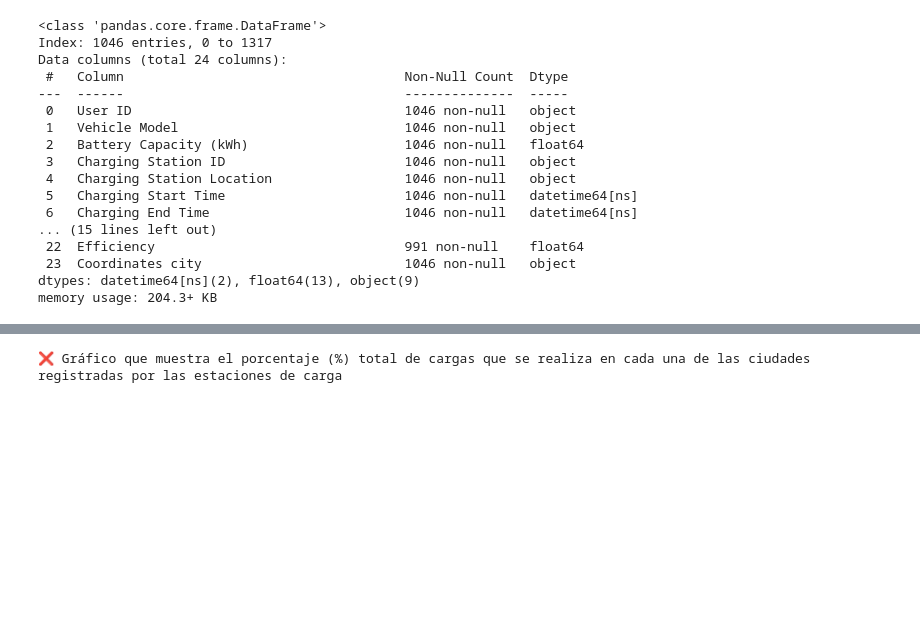
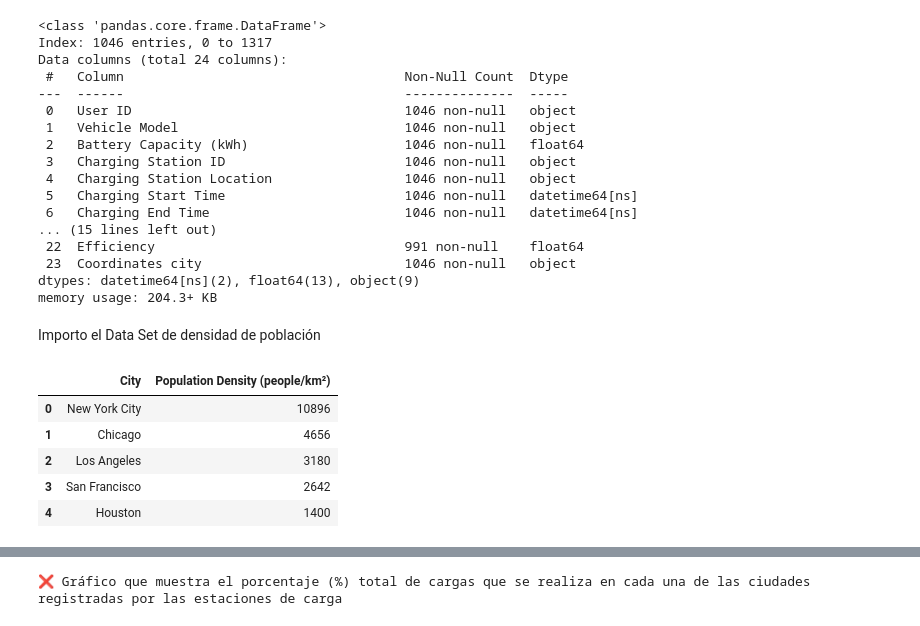
Before and after one commit to JorgeAlonsoC/JorgeAlonso_Repo, a Jupyter notebook: Jorge Alonso - EDA/Entregables/Jorge Alonso - Defnicion_EDA_2.0.ipynb, the cells around one changed output, grey strips where cells are left out. Saved outputs shown, nothing was run; the diff lists cells and outputs as text; code cells hidden in the pictures; blank space fills up the shorter version.

```diff
--- a/Jorge Alonso - EDA/Entregables/Jorge Alonso - Defnicion_EDA_2.0.ipynb
+++ b/Jorge Alonso - EDA/Entregables/Jorge Alonso - Defnicion_EDA_2.0.ipynb
@@ -256,3 +257,17 @@ variables_temporales = [
     "Charging Start Time",
     "Charging End Time"
 ]
+# %% [markdown]
+Importo el Data Set de densidad de población
+# %%
+#importamo el data set de densidad de población
+
+ds_population = pd.read_csv('./Recursos/city_population_density.csv')
+ds_population.head(5)
+# %% [output]
+|  | City | Population Density (people/km²) |
+| 0 | New York City | 10896 |
+| 1 | Chicago | 4656 |
+| 2 | Los Angeles | 3180 |
+| 3 | San Francisco | 2642 |
+| 4 | Houston | 1400 |
```
Also changed, not shown: parts of 13 cells of this notebook, 1 other file.
